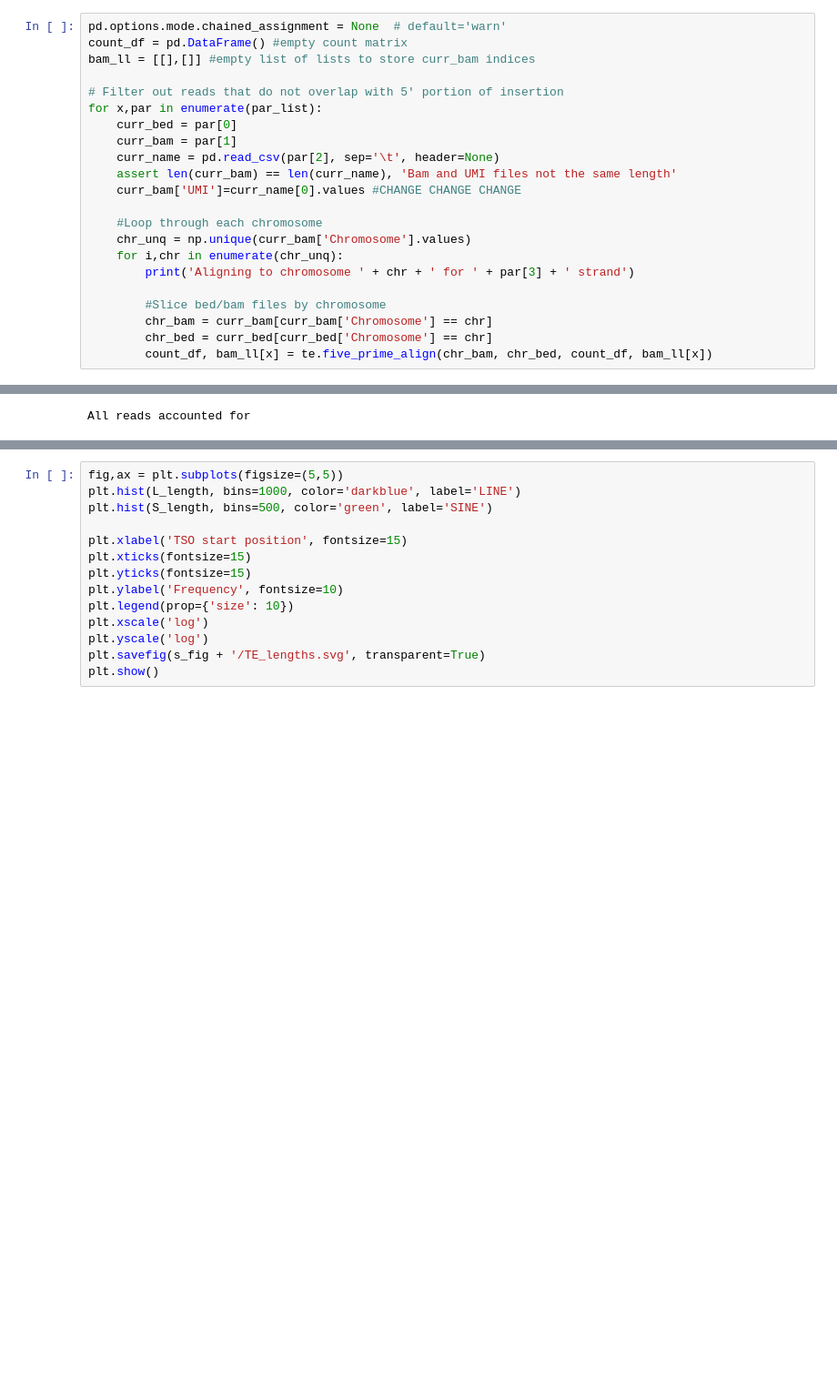
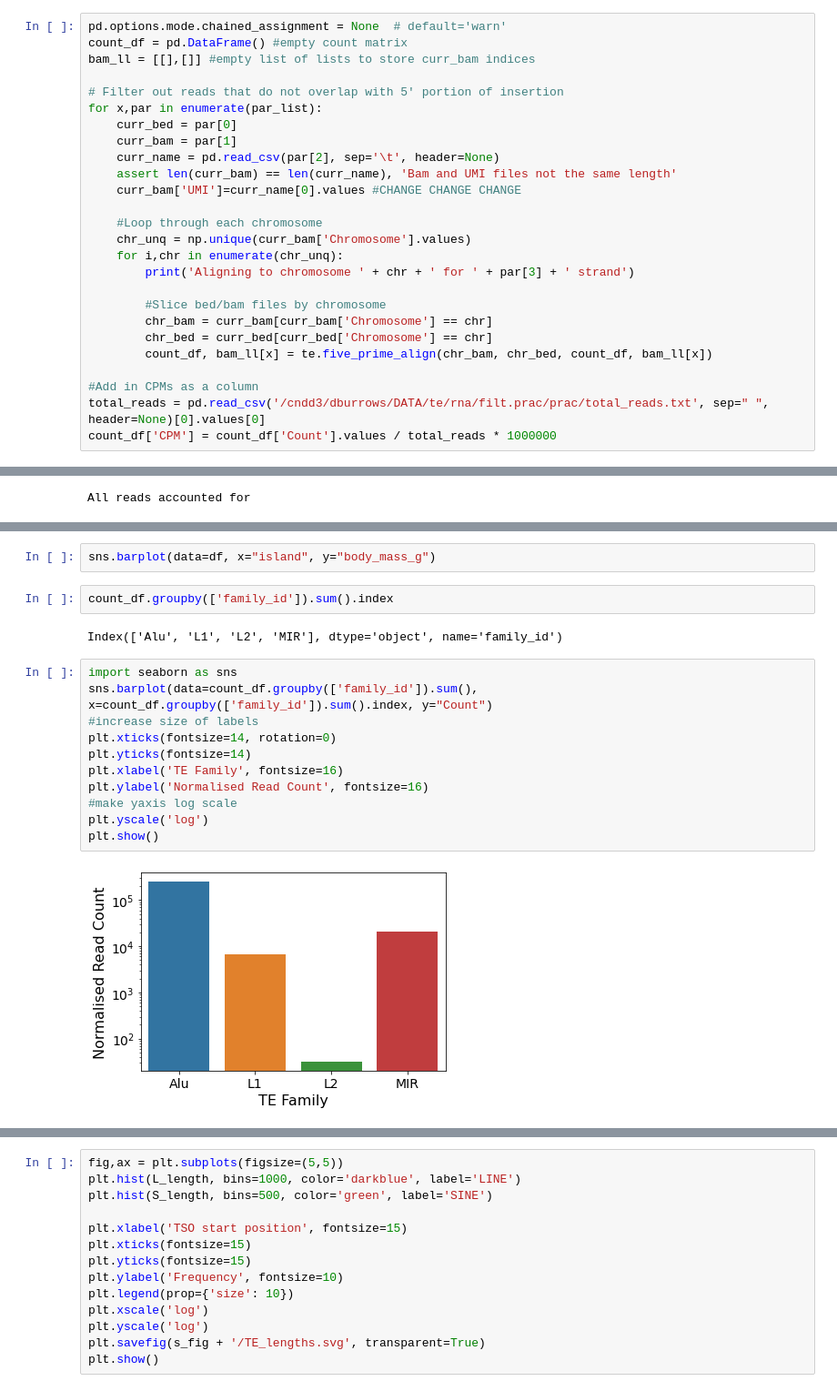
Before and after one commit to dmnburrows/line1_ageing, a Jupyter notebook: te_rna.ipynb, the cells around one changed output, grey strips where cells are left out. Shown: that part at 91% size. Drawn from its saved outputs; the diff is of its cells as text; blank space fills up the shorter version.

```diff
--- a/te_rna.ipynb
+++ b/te_rna.ipynb
@@ -475,6 +481,10 @@ for x,par in enumerate(par_list):
         chr_bam = curr_bam[curr_bam['Chromosome'] == chr]
         chr_bed = curr_bed[curr_bed['Chromosome'] == chr]
         count_df, bam_ll[x] = te.five_prime_align(chr_bam, chr_bed, count_df, bam_ll[x])
+
+#Add in CPMs as a column
+total_reads = pd.read_csv('/cndd3/dburrows/DATA/te/rna/filt.prac/prac/total_reads.txt', sep=" ", header=None)[0].values[0]
+count_df['CPM'] = count_df['Count'].values / total_reads * 1000000
 # %% [output]
 Aligning to chromosome chr1 for plus strand
 Aligning to chromosome chr10 for plus strand
@@ -569,0 +606,19 @@ All reads accounted for
+# %%
+sns.barplot(data=df, x="island", y="body_mass_g")
+# %%
+count_df.groupby(['family_id']).sum().index
+# %% [output]
+Index(['Alu', 'L1', 'L2', 'MIR'], dtype='object', name='family_id')
+# %%
+import seaborn as sns
+sns.barplot(data=count_df.groupby(['family_id']).sum(), x=count_df.groupby(['family_id']).sum().index, y="Count")
+#increase size of labels
+plt.xticks(fontsize=14, rotation=0)
+plt.yticks(fontsize=14)
+plt.xlabel('TE Family', fontsize=16)
+plt.ylabel('Normalised Read Count', fontsize=16)
+#make yaxis log scale
+plt.yscale('log')
+plt.show()
+# %% [output]
+[figure, added]
```
Also changed, not shown: parts of 8 cells of this notebook, 3 other files.
